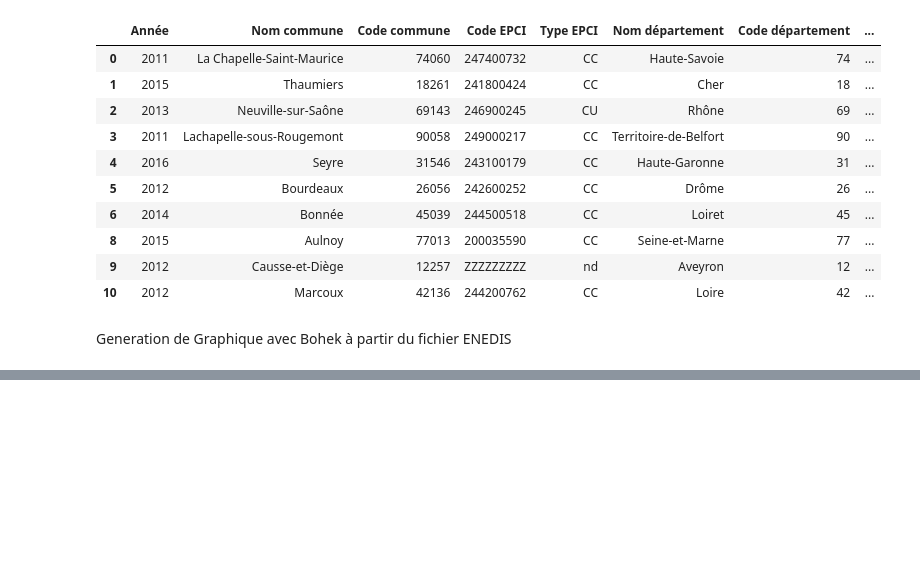
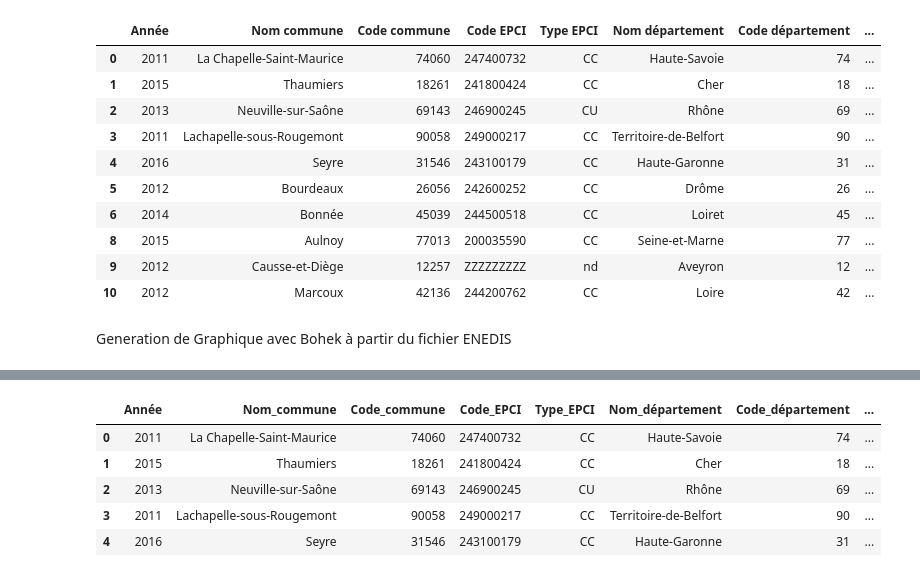
Before and after one commit to enzobes/house-rental-py, a Jupyter notebook: House-Rental.ipynb, the cells around one changed output, grey strips where cells are left out. Drawn from its saved outputs; the diff is of its cells as text; code cells hidden in the pictures; blank space fills up the shorter version.

```diff
--- a/House-Rental.ipynb
+++ b/House-Rental.ipynb
@@ -151,3 +155,13 @@ output_notebook()
 # %% [output]
 Loading BokehJS ...
 [interactive output not drawn]
+# %%
+df_enedis.columns = [x.strip().replace(' ', '_') for x in df_enedis.columns]
+df_enedis.head()
+# %% [output]
+|  | Année | Nom_commune | Code_commune | Code_EPCI | Type_EPCI | Nom_département | Code_département | ... |
+| 0 | 2011 | La Chapelle-Saint-Maurice | 74060 | 247400732 | CC | Haute-Savoie | 74 | ... |
+| 1 | 2015 | Thaumiers | 18261 | 241800424 | CC | Cher | 18 | ... |
+| 2 | 2013 | Neuville-sur-Saône | 69143 | 246900245 | CU | Rhône | 69 | ... |
+| 3 | 2011 | Lachapelle-sous-Rougemont | 90058 | 249000217 | CC | Territoire-de-Belfort | 90 | ... |
+| 4 | 2016 | Seyre | 31546 | 243100179 | CC | Haute-Garonne | 31 | ... |
```
Also changed, not shown: parts of 5 cells of this notebook.
